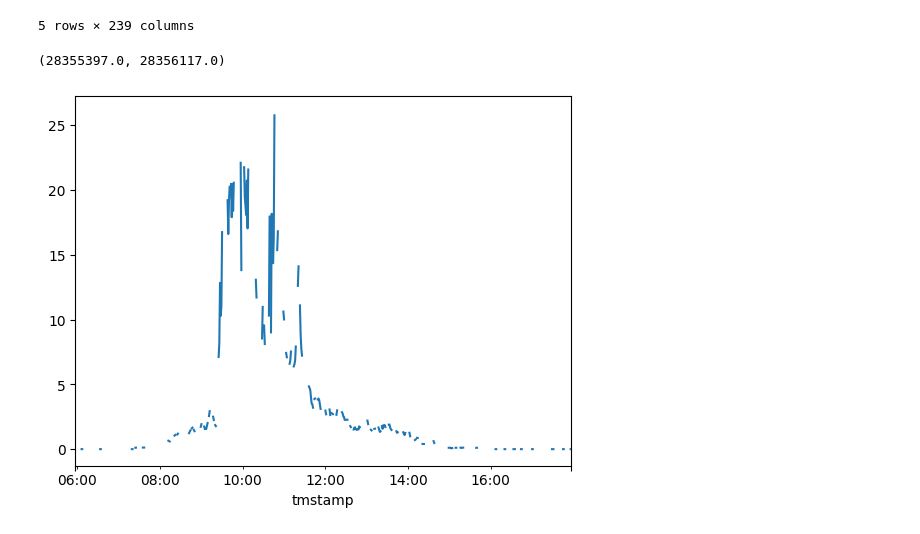
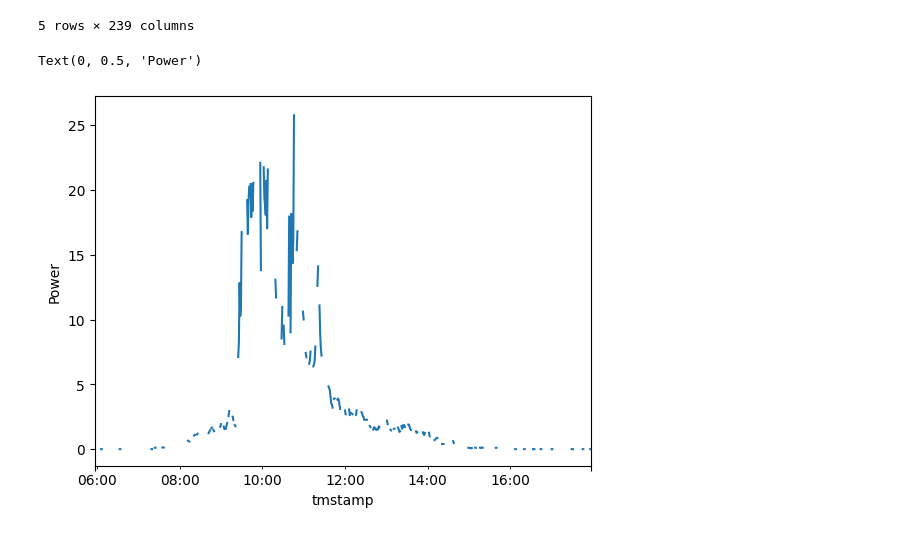
Before and after one commit to lmdeville/LaSEL-Data-Access, a Jupyter notebook: SQLQuery-LNDB.ipynb, the cells around one changed output. Drawn from its saved outputs; the diff is of its cells as text; code cells hidden in the pictures.

```diff
--- a/SQLQuery-LNDB.ipynb
+++ b/SQLQuery-LNDB.ipynb
@@ -73,2 +55,0 @@ list
-# %%
-i = lasel_cursor.description
@@ -190,6 +89,7 @@ df.head()
 # %%
 df['inv_dc_power_avg_10'].plot()
 plt.xlim('2023-11-30 05:57:00-06:00','2023-11-30 17:57:00-06:00')
+plt.ylabel('Power')
 # %% [output]
-(28355397.0, 28356117.0)
+Text(0, 0.5, 'Power')
-[figure, old version]
+[figure, new version]
```
Also changed, not shown: parts of 10 cells of this notebook, 1 other file.
